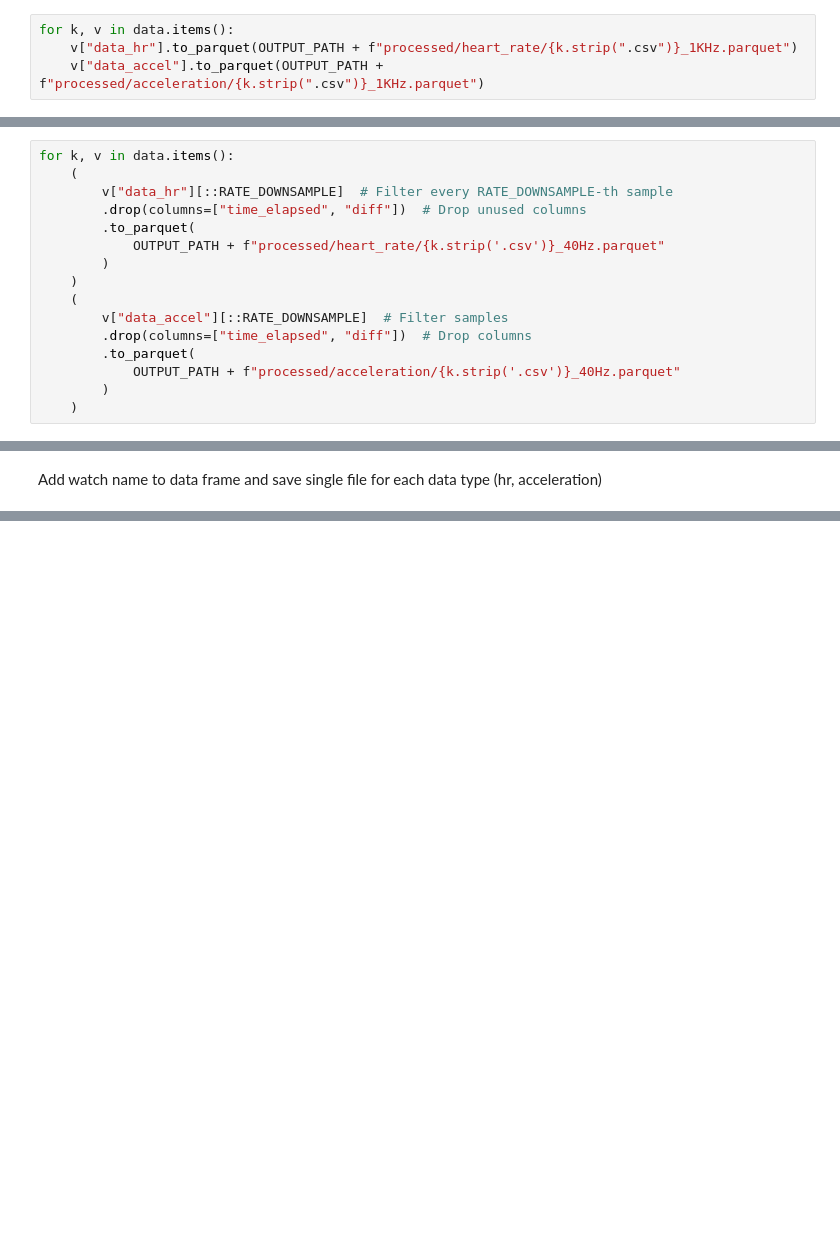
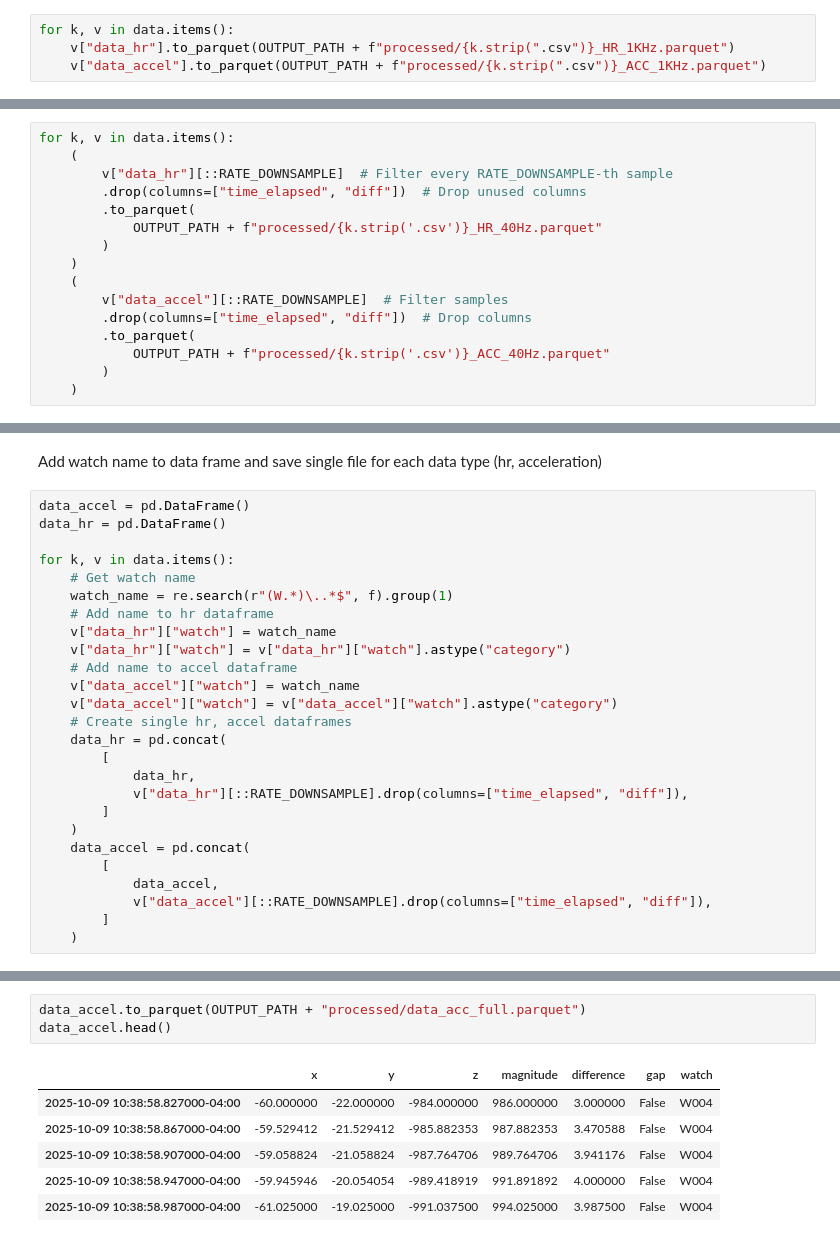
Before and after one commit to beatlab-mcmaster/BEATmonitor, a Jupyter notebook: src/analysis/example_hr_accel.ipynb, the cells around one changed output, grey strips where cells are left out. Cells and saved outputs as stored; diff of their text form; blank space fills up the shorter version.

```diff
--- a/src/analysis/example_hr_accel.ipynb
+++ b/src/analysis/example_hr_accel.ipynb
@@ -261,8 +266,8 @@ hv.Overlay([
 Write all processed data to files (separate file per watch/dataset)
 # %%
 for k, v in data.items():
-    v["data_hr"].to_parquet(OUTPUT_PATH + f"processed/heart_rate/{k.strip(".csv")}_1KHz.parquet")
-    v["data_accel"].to_parquet(OUTPUT_PATH + f"processed/acceleration/{k.strip(".csv")}_1KHz.parquet")
+    v["data_hr"].to_parquet(OUTPUT_PATH + f"processed/{k.strip(".csv")}_HR_1KHz.parquet")
+    v["data_accel"].to_parquet(OUTPUT_PATH + f"processed/{k.strip(".csv")}_ACC_1KHz.parquet")
 # %% [markdown]
 ### Optional
 # %% [markdown]
@@ -277,18 +282,44 @@ for k, v in data.items():
         v["data_hr"][::RATE_DOWNSAMPLE]  # Filter every RATE_DOWNSAMPLE-th sample
         .drop(columns=["time_elapsed", "diff"])  # Drop unused columns
         .to_parquet(
-            OUTPUT_PATH + f"processed/heart_rate/{k.strip('.csv')}_40Hz.parquet"
+            OUTPUT_PATH + f"processed/{k.strip('.csv')}_HR_40Hz.parquet"
         )
     )
     (
         v["data_accel"][::RATE_DOWNSAMPLE]  # Filter samples
         .drop(columns=["time_elapsed", "diff"])  # Drop columns
         .to_parquet(
-            OUTPUT_PATH + f"processed/acceleration/{k.strip('.csv')}_40Hz.parquet"
+            OUTPUT_PATH + f"processed/{k.strip('.csv')}_ACC_40Hz.parquet"
         )
     )
 # %% [markdown]
 #### Single data file
 # %% [markdown]
 Add watch name to data frame and save single file for each data type (hr, acceleration)
+# %%
+data_accel = pd.DataFrame()
+data_hr = pd.DataFrame()
+
+for k, v in data.items():
+    # Get watch name
+    watch_name = re.search(r"(W.*)\..*$", f).group(1)
+    # Add name to hr dataframe
+    v["data_hr"]["watch"] = watch_name
+    v["data_hr"]["watch"] = v["data_hr"]["watch"].astype("category")
+    # Add name to accel dataframe
+    v["data_accel"]["watch"] = watch_name
+    v["data_accel"]["watch"] = v["data_accel"]["watch"].astype("category")
+    # Create single hr, accel dataframes
+    data_hr = pd.concat(
+        [
+            data_hr,
+            v["data_hr"][::RATE_DOWNSAMPLE].drop(columns=["time_elapsed", "diff"]),
+        ]
+    )
+    data_accel = pd.concat(
+        [
+            data_accel,
+            v["data_accel"][::RATE_DOWNSAMPLE].drop(columns=["time_elapsed", "diff"]),
+        ]
+    )
 # %%
@@ -336,0 +335,10 @@ memory usage: 696.5+ MB
+# %%
+data_accel.to_parquet(OUTPUT_PATH + "processed/data_acc_full.parquet")
+data_accel.head()
+# %% [output]
+|  | x | y | z | magnitude | difference | gap | watch |
+| 2025-10-09 10:38:58.827000-04:00 | -60.000000 | -22.000000 | -984.000000 | 986.000000 | 3.000000 | False | W004 |
+| 2025-10-09 10:38:58.867000-04:00 | -59.529412 | -21.529412 | -985.882353 | 987.882353 | 3.470588 | False | W004 |
+| 2025-10-09 10:38:58.907000-04:00 | -59.058824 | -21.058824 | -987.764706 | 989.764706 | 3.941176 | False | W004 |
+| 2025-10-09 10:38:58.947000-04:00 | -59.945946 | -20.054054 | -989.418919 | 991.891892 | 4.000000 | False | W004 |
+| 2025-10-09 10:38:58.987000-04:00 | -61.025000 | -19.025000 | -991.037500 | 994.025000 | 3.987500 | False | W004 |
```
Also changed, not shown: parts of 4 cells of this notebook, 1 other file.
